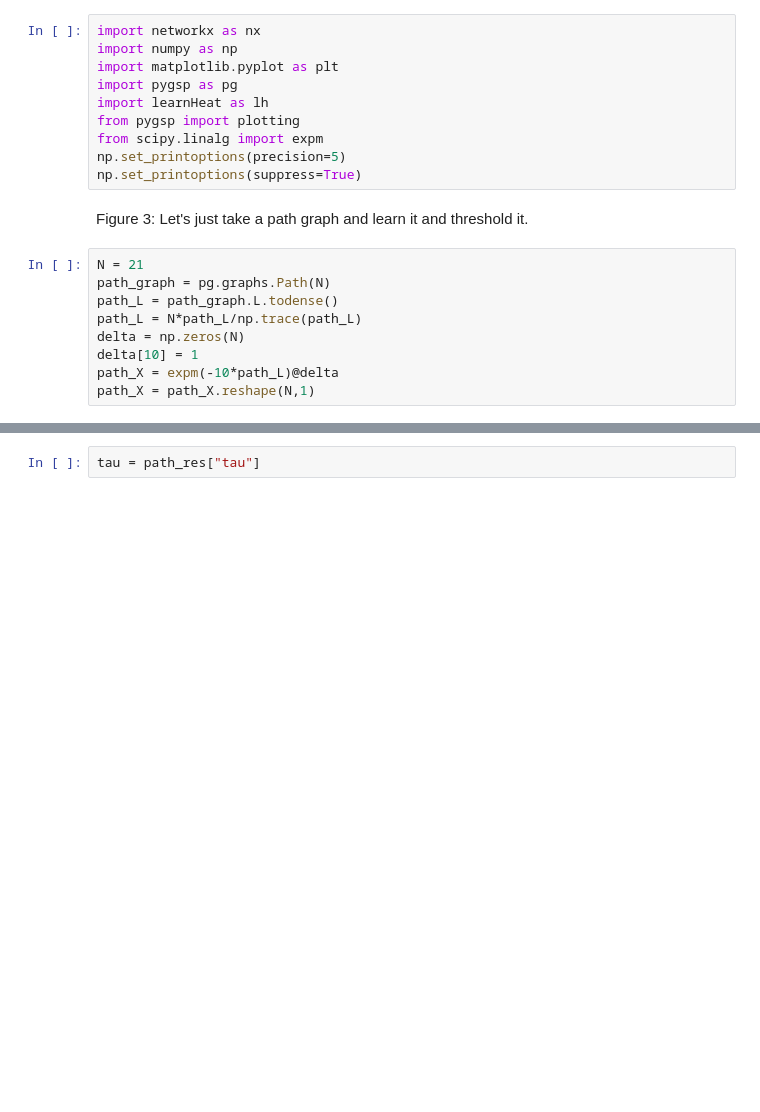
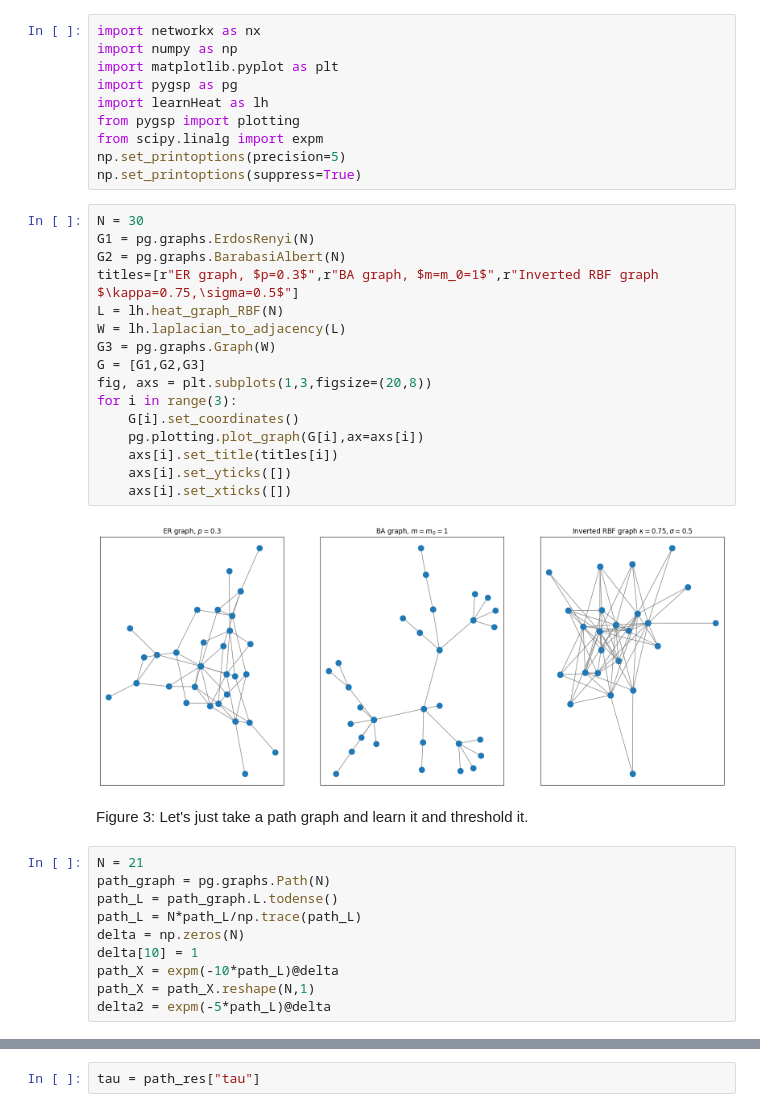
Before and after one commit to AndresCenteno/Masters-Thesis, a Jupyter notebook: simple_example.ipynb, the cells around one changed output, grey strips where cells are left out. Saved outputs shown, nothing was run; the diff lists cells and outputs as text; blank space fills up the shorter version.

```diff
--- a/simple_example.ipynb
+++ b/simple_example.ipynb
@@ -8,6 +8,24 @@ from pygsp import plotting
 from scipy.linalg import expm
 np.set_printoptions(precision=5)
 np.set_printoptions(suppress=True)
+# %%
+N = 30
+G1 = pg.graphs.ErdosRenyi(N)
+G2 = pg.graphs.BarabasiAlbert(N)
+titles=[r"ER graph, $p=0.3$",r"BA graph, $m=m_0=1$",r"Inverted RBF graph $\kappa=0.75,\sigma=0.5$"]
+L = lh.heat_graph_RBF(N)
+W = lh.laplacian_to_adjacency(L)
+G3 = pg.graphs.Graph(W)
+G = [G1,G2,G3]
+fig, axs = plt.subplots(1,3,figsize=(20,8))
+for i in range(3):
+    G[i].set_coordinates()
+    pg.plotting.plot_graph(G[i],ax=axs[i])
+    axs[i].set_title(titles[i])
+    axs[i].set_yticks([])
+    axs[i].set_xticks([])
+# %% [output]
+[figure, added]
 # %% [markdown]
 Figure 3:
 Let's just take a path graph and learn it and threshold it.
@@ -20,3 +38,4 @@ delta = np.zeros(N)
 delta[10] = 1
 path_X = expm(-10*path_L)@delta
 path_X = path_X.reshape(N,1)
+delta2 = expm(-5*path_L)@delta
```
Also changed, not shown: parts of 34 cells of this notebook, 58 other files.
